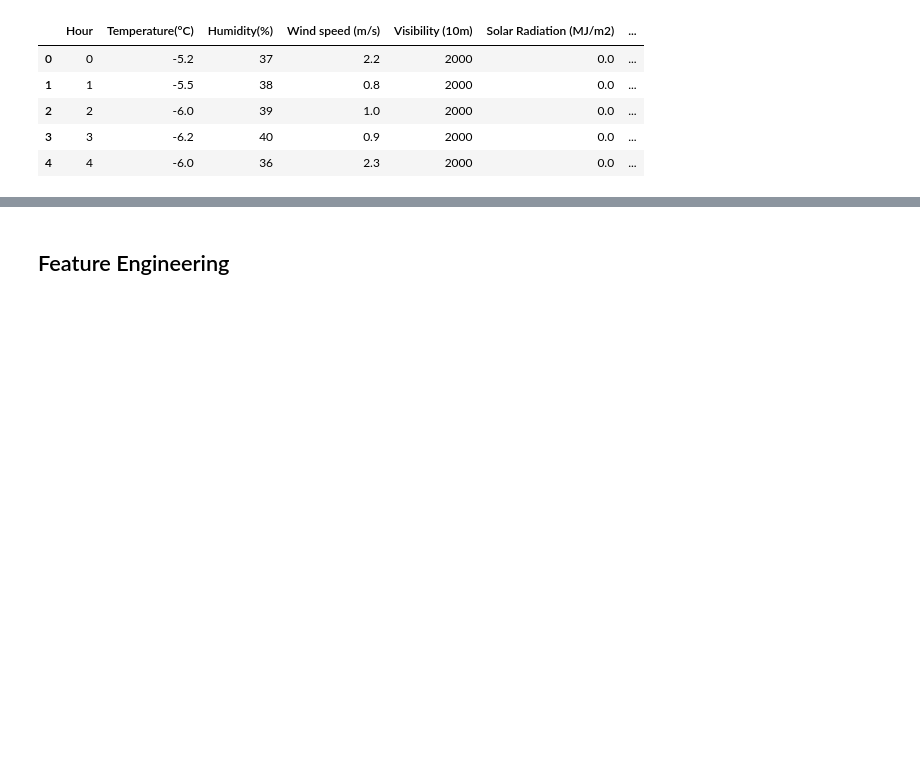
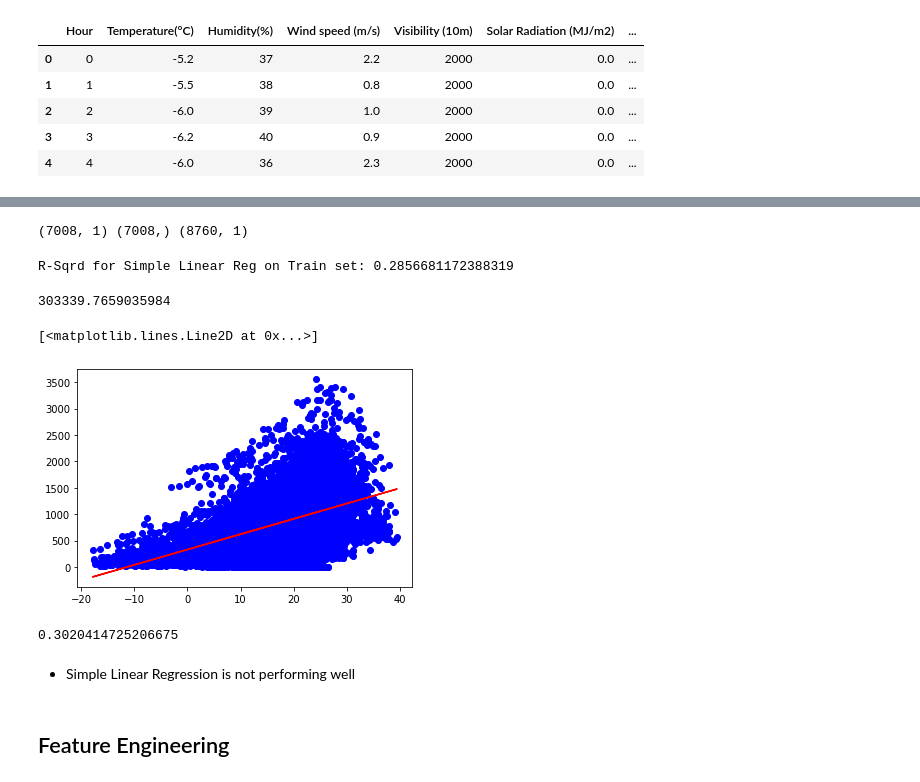
Before and after one commit to akmal1994/Bike-Rental-count, a Jupyter notebook: Bike_Sharing_Demand_Prediction_Capstone_Project.ipynb, the cells around one changed output, grey strips where cells are left out. Cells and saved outputs as stored; diff of their text form; code cells hidden in the pictures; blank space fills up the shorter version.

```diff
--- a/Bike_Sharing_Demand_Prediction_Capstone_Project.ipynb
+++ b/Bike_Sharing_Demand_Prediction_Capstone_Project.ipynb
@@ -403,0 +406,26 @@ X_linear.head()
+# %%
+simple_X = data[['Temperature(°C)']]
+y = data.rented_bike_count
+# %%
+train_X, test_X, train_y, test_y = train_test_split(simple_X, y, test_size=0.2, random_state=21)
+# %%
+print(train_X.shape, train_y.shape, simple_X.shape)
+# %% [output]
+(7008, 1) (7008,) (8760, 1)
+# %%
+lin_reg = LinearRegression()
+lin_reg.fit(train_X, train_y)
+lin_pred = lin_reg.predict(test_X)
+print(f"R-Sqrd for Simple Linear Reg on Train set: {r2_score(test_y, lin_pred)}")
+# %% [output]
+R-Sqrd for Simple Linear Reg on Train set: 0.2856681172388319
+# %%
+mean_squared_error(lin_pred, test_y)
+# %% [output]
+303339.7659035984
+# %%
+plt.scatter(train_X, train_y, color = 'b')
+plt.plot(train_X, lin_reg.predict(train_X), color = 'r')
+# %% [output]
+[<matplotlib.lines.Line2D at 0x...>]
+[figure, added]
@@ -404,3 +437,12 @@ X_linear.head()
+# %%
+lr = LinearRegression()
+lr.fit(train_X_poly,train_y)
+poly_pred = lr.predict(test_X_trans)
+r2_score(test_y,poly_pred)
+# %% [output]
+0.3020414725206675
+# %% [markdown]
+- Simple Linear Regression is not performing well
 # %% [markdown]
 ## Feature Engineering
 # %%
```
Also changed, not shown: parts of 20 cells of this notebook.
